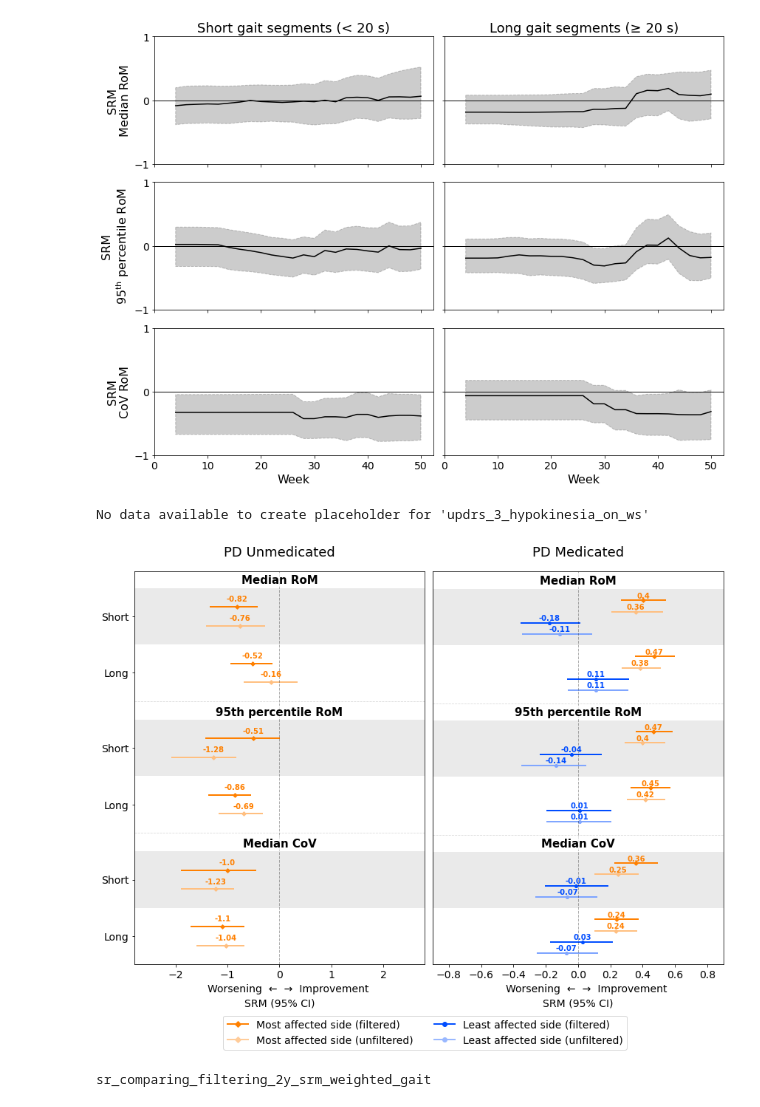
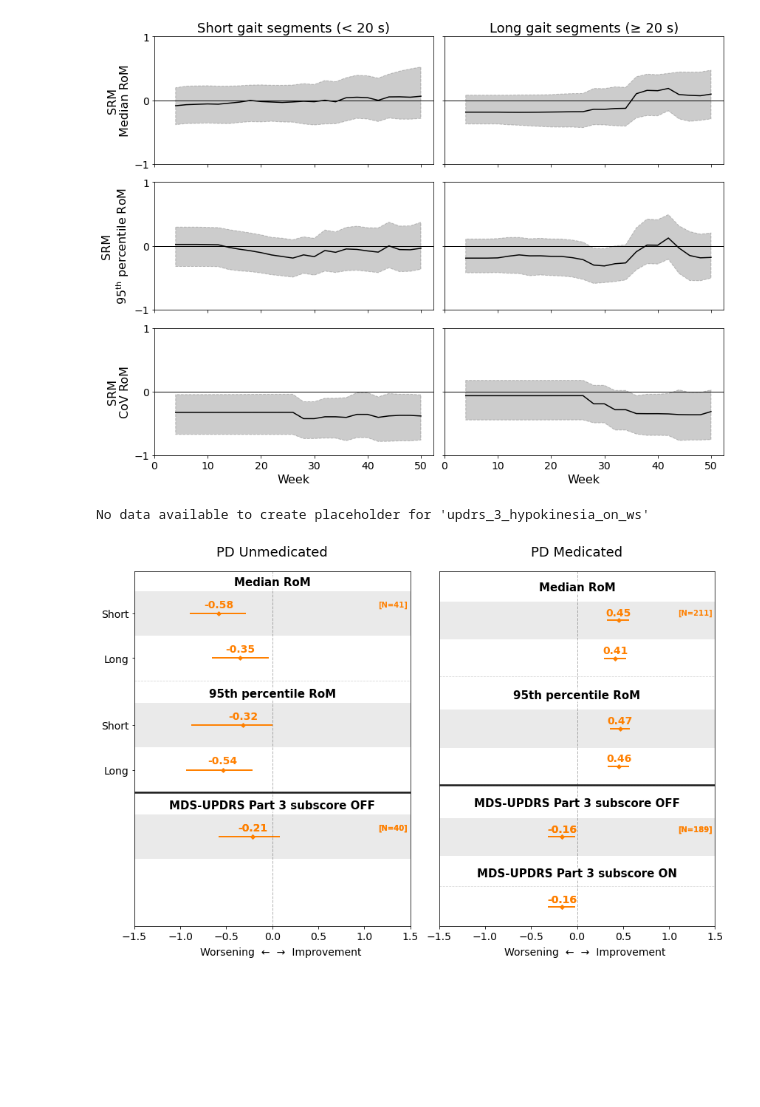
Before and after one commit to AI-for-Parkinson-Lab/longitudinal_arm_swing, a Jupyter notebook: notebooks/5.srm.ipynb, the cells around one changed output. Drawn from its saved outputs; the diff is of its cells as text; code cells hidden in the pictures; blank space fills up the shorter version.

```diff
--- a/notebooks/5.srm.ipynb
+++ b/notebooks/5.srm.ipynb
@@ -27,7 +27,7 @@ filter_type = 'filtered'
 signal_or_measurements = 'signal'
 l1tf_phased = False
 interpolated = True
-save_plots = True
+save_plots = False
 
 measures = ['median', '95p', 'median_cov']
 segment_lengths = ['0_20', '20_inf']
@@ -158,7 +158,7 @@ for group in ['pd', 'controls']:
                         if file.startswith(f'{group}_signal_interp_{measure_extended}_'):
                             week_nr = int(file.split('_')[-1].split('.')[0].replace('w', ''))
                             if week_nr not in prepared_data[group][segment_length]['signal']:
-                                df_week = pd.read_csv(path_measures / segment_length /'lambda_fit_by_duration', file)
+                                df_week = pd.read_csv(path_measures / segment_length / 'lambda_fit_by_duration' / file)
                                 prepared_data[group][segment_length]['signal'][measure][f'week{week_nr}'] = df_week[f'week{week_nr}']
 
                     med_data = pd.read_csv(path_measures / segment_length / f'{group}_med_measure_{measure_extended}.csv')
@@ -170,7 +170,7 @@ for group in ['pd', 'controls']:
                         prepared_data[group][segment_length]['signal'][measure][f'week{week}'] = df_pd_tmp[f'week{week}']
                 else:
                     med_data = pd.read_csv(path_measures / segment_length / f'{group}_med_measure_{measure_extended}.csv')
-                    no_med_data = pd.read_csv(path_measures / segment_length / '{group}_no_med_measure_{measure_extended}.csv')
+                    no_med_data = pd.read_csv(path_measures / segment_length / f'{group}_no_med_measure_{measure_extended}.csv')
                     prepared_data[group][segment_length]['measurements'][measure] = pd.concat([med_data, no_med_data], ignore_index=True)
             else:
                 prepared_data[group][segment_length]['measurements'][measure] = pd.read_csv(path_measures / segment_length / f'{group}_measure_{measure_extended}.csv')
@@ -263,6 +263,12 @@ start_med_ids = [strip_med_suffix_id(id) for id in ids_remaining_after_exclusion
 
 start_med_early_ids = [strip_med_suffix_id(id) for id in ids_remaining_after_exclusions['ppp']['l1tf_start_med'] if get_week_ppp(strip_med_suffix_id(id)) < 8] + \
     [strip_med_suffix_id(id) for id in ids_remaining_after_exclusions['denovo']['l1tf_start_med'] if get_week_denovo(strip_med_suffix_id(id)) < 8]
+
+# Add subjects starting medication after 1 year to 1 year ids
+start_med_y2_ids = [strip_med_suffix_id(id) for id in ids_remaining_after_exclusions['ppp']['l1tf_start_med'] if get_week_ppp(strip_med_suffix_id(id)) > 50] + \
+    [strip_med_suffix_id(id) for id in ids_remaining_after_exclusions['denovo']['l1tf_start_med'] if get_week_denovo(strip_med_suffix_id(id)) > 50]
+
+ids_y1 += start_med_y2_ids
 
 delta_scores = {}
 srm_ids_per_week = {}
@@ -302,13 +308,13 @@ for segment_length in segment_lengths:
             ids_visits_12 = [id for id in ids_visits_12 if id in ids_valid_final_week_y1 and id in ids_y1]
             ids_visits_13 = [id for id in ids_visits_13 if id in ids_valid_final_week_y2 and id in ids_2y]
 
-            df_clinical_filtered = df_clinical[(df_clinical['id'].isin(ids_status)) & (df_clinical['id'].isin(relevant_aff_side_ids)) & (df_clinical['id'].isin(ids_valid_start_week)) & (~df_clinical['id'].isin(ids_late_visit_3))]
+            df_clinical_filtered = df_clinical[(df_clinical['id'].isin(ids_status)) & (df_clinical['id'].isin(relevant_aff_side_ids)) & (df_clinical['id'].isin(ids_valid_start_week))]
             df_clinical_filtered = df_clinical_filtered.drop_duplicates(subset=['id', 'visit'], keep='first')  # Due to starting medication participants
 
             for score in updrs_scores:
                 df_v1 = df_clinical_filtered[df_clinical_filtered['visit'] == 1][['id', score]].rename(columns={score: f'{score}_v1'})
                 df_v2 = df_clinical_filtered[df_clinical_filtered['visit'] == 2][['id', score]].rename(columns={score: f'{score}_v2'})
-                df_v3 = df_clinical_filtered[df_clinical_filtered['visit'] == 3][['id', score]].rename(columns={score: f'{score}_v3'})
+                df_v3 = df_clinical_filtered[(df_clinical_filtered['visit'] == 3) & (~df_clinical_filtered['id'].isin(ids_late_visit_3))][['id', score]].rename(columns={score: f'{score}_v3'})
 
                 # Merge for 1y (visit 2)
                 df_12 = pd.merge(df_v1, df_v2, on='id')
@@ -1110,10 +1127,10 @@ if save_plots and not l1tf_phased and filter_type == 'filtered':
 # %%
 static_or_dynamic = 'dynamic'
 signal_or_measurements = 'signal'
-scope = '2y'
+scope = '1y'
 show_all_sides = False
 
-comparison_method = 'filtering'  # 'filtering' or 'weighting' or 'groups' or None
+comparison_method = None  # 'filtering' or 'weighting' or 'groups' or None
 
 if comparison_method not in ['filtering', 'weighting', 'groups', None]:
     raise ValueError("comparison_method must be either 'filtering' or 'weighting' or 'groups'")
@@ -1149,7 +1166,7 @@ else:
 
 if comparison_method in ['filtering', 'weighting', 'groups']:
     nrows = 1
-    height = 9
+    height = 12
     scopes = [scope]
     df_srm_focus = df_srm_static.loc[
         (
@@ -1285,7 +1302,7 @@ for i, scope in enumerate(scopes):
         elif comparison_method == 'groups':
             axis = ax
         else:
-            axis = ax[i,j]
+            axis = ax[j] # ax[i,j]
 
         # Flip SRMs for clinical measures
         mask = df_srm_med_state['measure_type'] == 'clinical'
@@ -1323,7 +1340,7 @@ for i, scope in enumerate(scopes):
             between_measure_length = 2   # gap between measure lengths (e.g., median 0_20 and median 20_inf)
             header_add_y = 1.75
             header_hline_offset_low = 1.1
-            header_hline_offset_high = 2.5
+            header_hline_offset_high = 2.75
         else:
             within_offset = 1
             side_offset = 0.5
@@ -1402,6 +1419,11 @@ for i, scope in enumerate(scopes):
 
         df_plot['y_pos'] = y_positions
 
+        if comparison_method is None:
+            clinical_y_max = df_plot.loc[
+                df_plot['measure_type'] == 'clinical', 'y_pos'
+            ].max()
+
         tick_positions = []
         tick_labels = []
 
@@ -1426,7 +1448,7 @@ for i, scope in enumerate(scopes):
 
         df_plot['side'] = pd.Categorical(df_plot['side'], categories=side_order, ordered=True)
 
-        for _, row in df_plot.iterrows():
+        for idx_row, row in df_plot.iterrows():
             if row.get('skip_plot', False):
                 continue
 
@@ -1447,8 +1469,22 @@ for i, scope in enumerate(scopes):
 
             axis.text(
                 row['SRM'], row['y_pos'] + 0.4,
-                f"{np.round(row['SRM'], 2)}" if np.round(row['SRM'], 2) != -0.00 else 0.00, ha='center', va='center', fontsize=10, color=text_color, weight='bold'
+                f"{np.round(row['SRM'], 2)}" if np.round(row['SRM'], 2) != -0.00 else 0.00, ha='center', va='center', fontsize=14, color=text_color, weight='bold'
             )
+
+            if (row['measure'] == 'median' and row['segment_length'] == '0_20') or row['measure'] == 'updrs_3_hypokinesia_off_ws':
+                if row['group'] == 'controls':
+                    text_color = get_color('controls', 'none')
+                elif row['filter_type'] == 'unfiltered' or row['weighting_type'] == 'unweighted':
+                    text_color = get_color(row['side'], 'Unfiltered')
+                else:
+                    text_color = get_color(row['side'], 'Filtered')
+
+                axis.text(
+                    0.99, row['y_pos'] + 0.4, f"[N={row['N']}]", ha='right', va='center', fontsize=10,
+                    color=text_color, weight='bold', transform=axis.get_yaxis_transform()
+                )
+
         if med_state == 'no_med':
             axis.set_xlim([-2.8, 2.8])
         else:
@@ -1458,19 +1494,21 @@ for i, scope in enumerate(scopes):
         if i == 1 and comparison_method is None:
             y_offset = -0.06
         elif i == 0 and comparison_method is None:
+            # y_offset = -0.06
             axis.set_xticks([])
             axis.set_xticklabels([])
         else:
-            y_offset = -0.05
+            y_offset = -0.03
 
         if i != 0 or comparison_method is not None:
             axis.set_xlabel("SRM (95% CI)", fontsize=PLOT_LABELSIZE, labelpad=25)
 
-        axis.text(
-            0.53, y_offset, "Worsening  ←  →  Improvement",
-            ha='center', va='top', fontsize=PLOT_TEXTSIZE,
-            transform=axis.transAxes
-        )
+        if i == len(scopes) - 1:
+            axis.text(
+                0.53, y_offset, "Worsening  ←  →  Improvement",
+                ha='center', va='top', fontsize=PLOT_TEXTSIZE,
+                transform=axis.transAxes
+            )
 
         axis.axvline(x=0, linestyle='--', color='black', alpha=0.3, linewidth=1)
 
@@ -1524,6 +1562,9 @@ for i, scope in enumerate(scopes):
                 zorder=10
             )
 
+            if measure_root == 'updrs_3_hypokinesia_off_ws':
+                axis.axhline(y=y_max + header_hline_offset_high, color='black', linewidth=2.5, alpha=0.9, zorder=5)
+
             if measure_root == 'updrs_3_hypokinesia_on_ws':
                 axis.axhline(y=y_max + header_hline_offset_low, color='gray', linestyle='--', alpha=0.3, linewidth=0.8)
 
@@ -1552,6 +1593,8 @@ for i, scope in enumerate(scopes):
                 axis.set_title('PD Unmedicated', fontsize=PLOT_TITLESIZE, pad=20)
             else:
                 axis.set_title('PD Medicated', fontsize=PLOT_TITLESIZE, pad=20)
+
+        axis.set_xlim([-1.5, 1.5])
 
 mas_1 = COLOR_GROUP_1
 mas_2 = lighten_color(COLOR_GROUP_1, 0.6)
@@ -1608,8 +1651,8 @@ elif comparison_method == 'weighting':
     x_dispos = 0.52
     ncols = 2
 else:
-    y_dispos = -0.03
-    x_dispos = 0.52
+    y_dispos = -0.06 # -0.03
+    x_dispos = 0.47
     ncols = 2
 
 fig.legend(
@@ -1617,32 +1660,31 @@ fig.legend(
     loc='lower center',
     ncol=ncols,
     fontsize=PLOT_LEGEND_FONTSIZE,
     frameon=True,
     bbox_to_anchor=(x_dispos, y_dispos),
 )
 
 plt.tight_layout()
 # plt.subplots_adjust(top=0.92)
 plt.show()
 
 if save_plots:
     if comparison_method == 'weighting':
         filename_detail = filter_type
     elif comparison_method == 'filtering':
         filename_detail = 'weighted' if weighting_type != 'unweighted' else 'unweighted'
     elif comparison_method == 'groups':
         filename_detail = 'groups'
     else:
         filename_detail = f'weighted_{filter_type}' if weighting_type != 'unweighted' else f'unweighted_{filter_type}'
 
     if comparison_method is None:
         filename = f'r_srm_{filename_detail}'
     else:
         filename = f'sr_comparing_{comparison_method}_{scope}_srm_{filename_detail}_gait'
 
     fig.savefig(PATH_FIGURES / f'{filename}.png', dpi=600, bbox_inches='tight')
     fig.savefig(PATH_FIGURES / 'vectors' / f'{filename}.pdf', dpi=600, bbox_inches='tight')
 # %% [output]
 No data available to create placeholder for 'updrs_3_hypokinesia_on_ws'
-[figure, old version]
+[figure, new version]
-sr_comparing_filtering_2y_srm_weighted_gait
```
Also changed, not shown: parts of 3 cells of this notebook, 7 other files.
